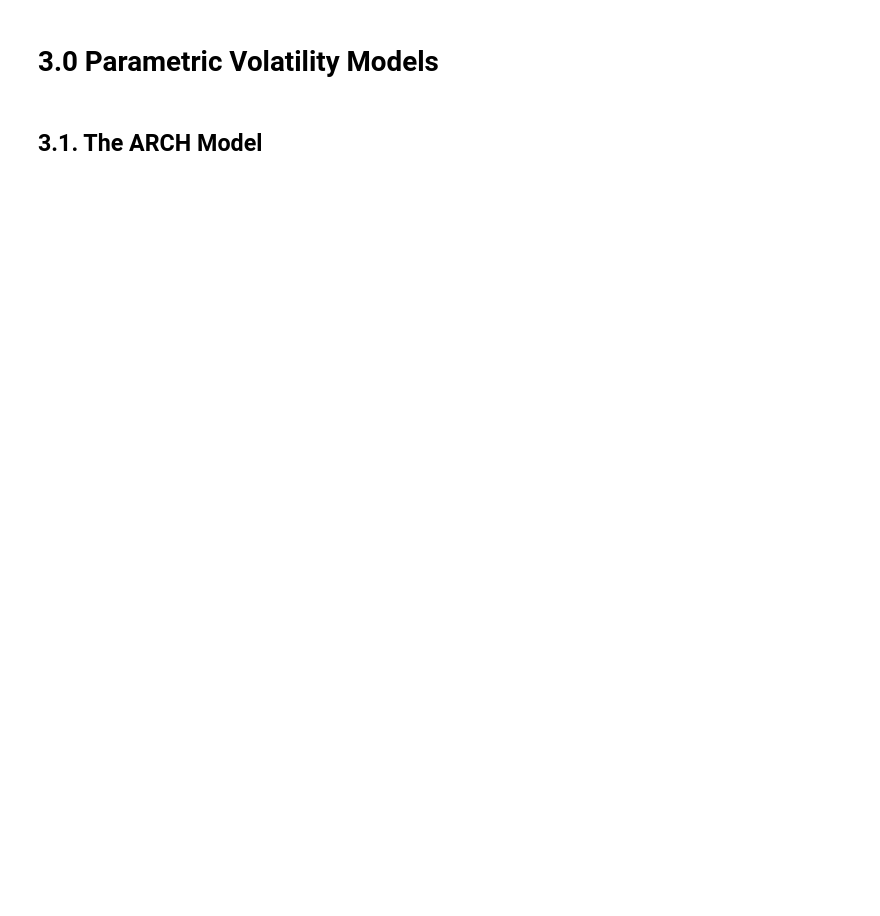
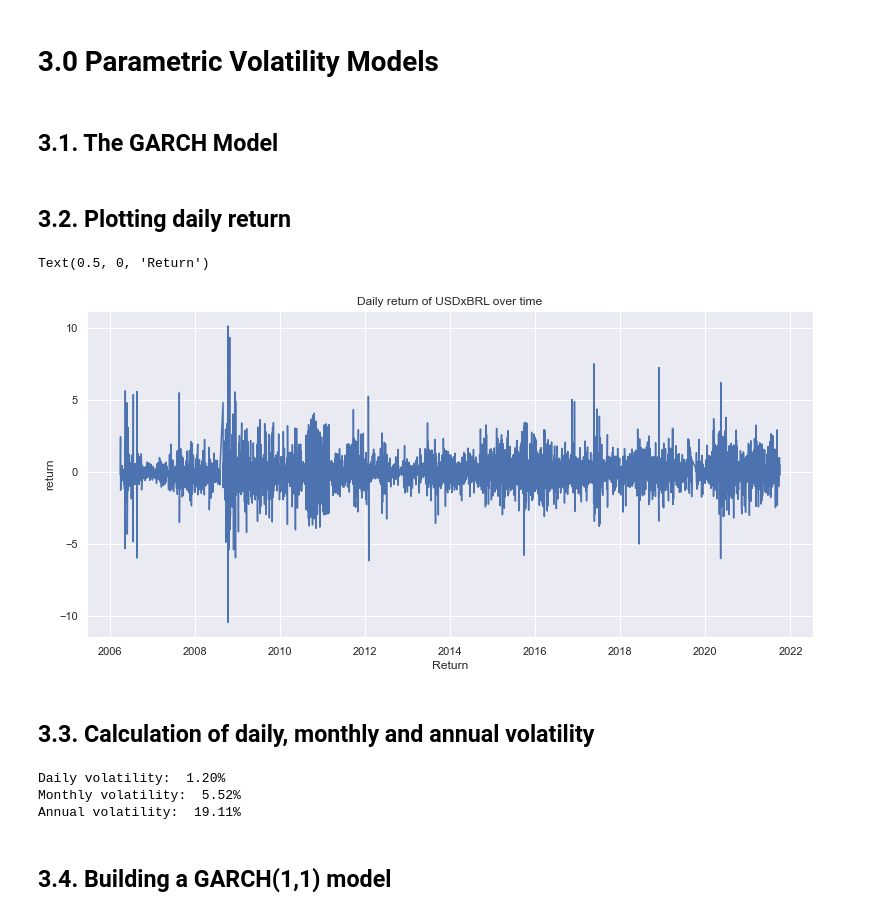
Before and after one commit to joaovictordesouzaduarte/volatility, a Jupyter notebook: notebooks/volatility.ipynb, the cells around one changed output. Saved outputs shown, nothing was run; the diff lists cells and outputs as text; code cells hidden in the pictures; blank space fills up the shorter version.

Commit message:
commit_all_model

```diff
--- a/notebooks/volatility.ipynb
+++ b/notebooks/volatility.ipynb
@@ -176,4 +187,36 @@ Critical Values:
 # %% [markdown]
 # **3.0 Parametric Volatility Models**
 # %% [markdown]
-## **3.1. The ARCH Model**
+## **3.1. The GARCH Model**
+# %%
+#Copy dataset
+df3 = df_usd.copy()
+
+#calcuting the daily return over period
+df3['return'] = 100*(df3['Close']).pct_change()
+# %% [markdown]
+## **3.2. Plotting daily return**
+# %%
+sns.lineplot(x = 'Date', y = 'return', data = df3);
+plt.title('Daily return of USDxBRL over time')
+plt.xlabel('Return')
+# %% [output]
+Text(0.5, 0, 'Return')
+[figure, added]
+# %% [markdown]
+## **3.3. Calculation of daily, monthly and annual volatility**
+# %%
+daily_volatility = df3['return'].std()
+print('Daily volatility: ', '{:.2f}%'.format(daily_volatility))
+
+monthly_volatility = math.sqrt(21) * daily_volatility
+print ('Monthly volatility: ', '{:.2f}%'.format(monthly_volatility))
+
+annual_volatility = math.sqrt(252) * daily_volatility
+print ('Annual volatility: ', '{:.2f}%'.format(annual_volatility ))
+# %% [output]
+Daily volatility:  1.20%
+Monthly volatility:  5.52%
+Annual volatility:  19.11%
+# %% [markdown]
+## **3.4. Building a GARCH(1,1) model**
```
Also changed, not shown: parts of 12 cells of this notebook.
